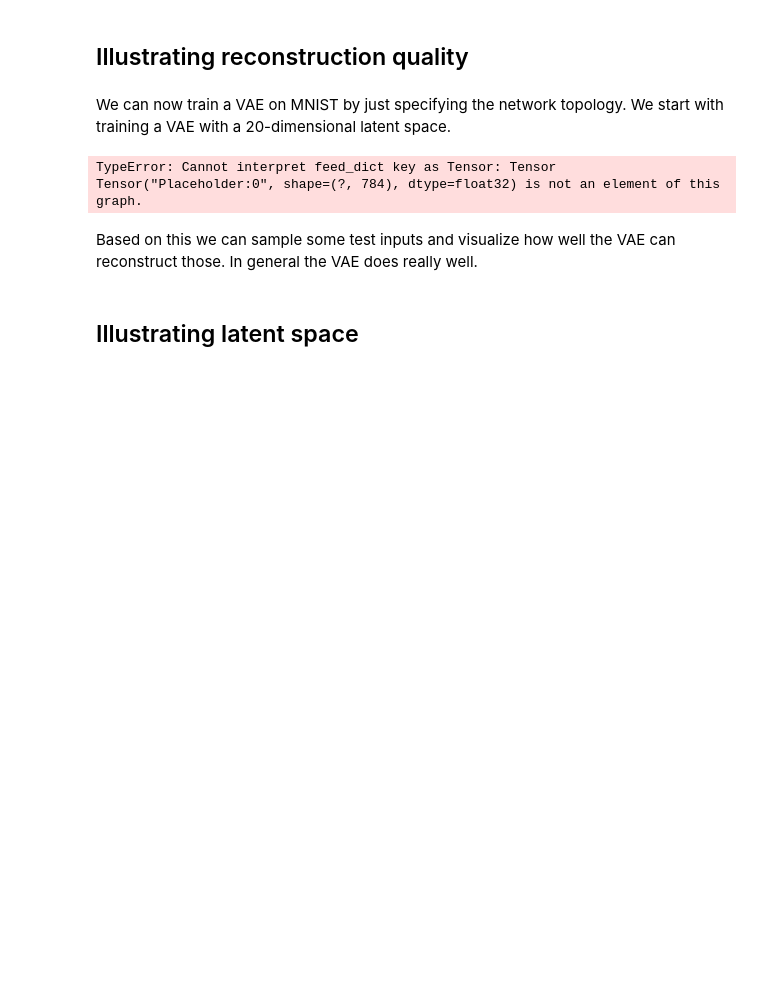
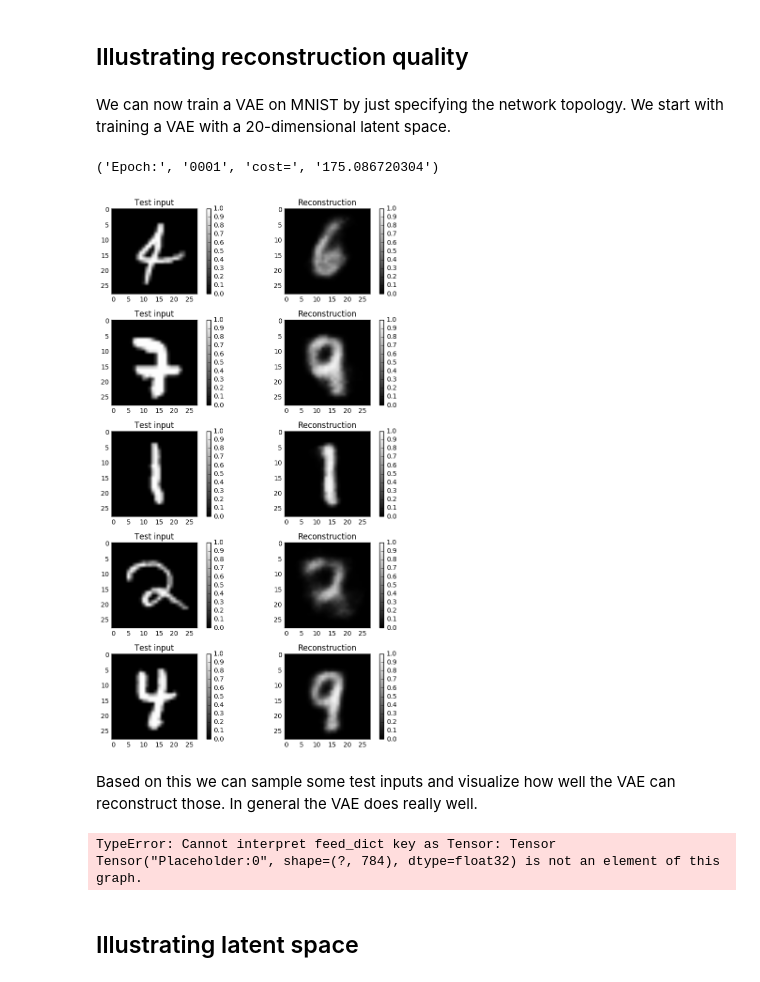
Before and after one commit to Duncanswilson/va_localization, a Jupyter notebook: models/jans_mnist_va.ipynb, the cells around one changed output. Drawn from its saved outputs; the diff is of its cells as text; code cells hidden in the pictures; blank space fills up the shorter version.

```diff
--- a/models/jans_mnist_va.ipynb
+++ b/models/jans_mnist_va.ipynb
@@ -226,7 +226,7 @@ def train(network_architecture, learning_rate=0.001,
         if epoch % display_step == 0:
             print("Epoch:", '%04d' % (epoch+1),
                   "cost=", "{:.9f}".format(avg_cost))
-    return vae
+    return vae, sess
 # %% [markdown]
 ## Illustrating reconstruction quality
 # %% [markdown]
@@ -234,15 +234,32 @@ We can now train a VAE on MNIST by just specifying the network topology. We star
 # %%
 network_architecture = \
     dict(n_hidden_recog_1=500, # 1st layer encoder neurons
          n_hidden_recog_2=500, # 2nd layer encoder neurons
          n_hidden_gener_1=500, # 1st layer decoder neurons
          n_hidden_gener_2=500, # 2nd layer decoder neurons
          n_input=784, # MNIST data input (img shape: 28*28)
          n_z=20)  # dimensionality of latent space
 
-vae = train(network_architecture, training_epochs=10)
+vae, sess  = train(network_architecture, training_epochs=1)
+
+x_sample = mnist.test.next_batch(100)[0]
+x_reconstruct = vae.reconstruct(sess,x_sample)
+
+plt.figure(figsize=(8, 12))
+for i in range(5):
+
+    plt.subplot(5, 2, 2*i + 1)
+    plt.imshow(x_sample[i].reshape(28, 28), vmin=0, vmax=1, cmap="gray")
+    plt.title("Test input")
+    plt.colorbar()
+    plt.subplot(5, 2, 2*i + 2)
+    plt.imshow(x_reconstruct[i].reshape(28, 28), vmin=0, vmax=1, cmap="gray")
+    plt.title("Reconstruction")
+    plt.colorbar()
+plt.tight_layout()
 # %% [output]
-TypeError: Cannot interpret feed_dict key as Tensor: Tensor Tensor("Placeholder:0", shape=(?, 784), dtype=float32) is not an element of this graph.
+('Epoch:', '0001', 'cost=', '175.086720304')
+[figure, added]
 # %% [markdown]
 Based on this we can sample some test inputs and visualize how well the VAE can reconstruct those. In general the VAE does really well.
 # %%
@@ -261,6 +278,8 @@ for i in range(5):
     plt.title("Reconstruction")
     plt.colorbar()
 plt.tight_layout()
+# %% [output]
+TypeError: Cannot interpret feed_dict key as Tensor: Tensor Tensor("Placeholder:0", shape=(?, 784), dtype=float32) is not an element of this graph.
 # %% [markdown]
 ## Illustrating latent space
 # %% [markdown]
```
Also changed, not shown: parts of 1 cell of this notebook.
